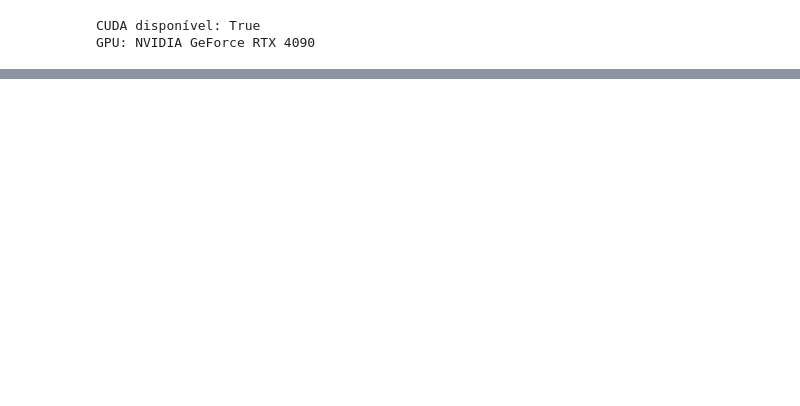
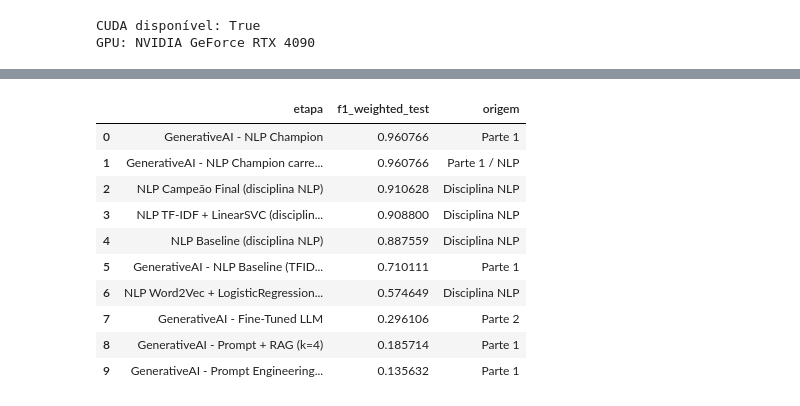
Before and after one commit to eroiborges/projetointegrado, a Jupyter notebook: generative_models/Projeto_Integrado_Template_Trabalho_Final_Generative_AI(2026_1).ipynb, the cells around one changed output, grey strips where cells are left out. Saved outputs shown, nothing was run; the diff lists cells and outputs as text; code cells hidden in the pictures; blank space fills up the shorter version.

Commit message:
Parte 2 (Fine Tunning) feita e arquivo final NLP para comparativo

```diff
--- a/generative_models/Projeto_Integrado_Template_Trabalho_Final_Generative_AI(2026_1).ipynb
+++ b/generative_models/Projeto_Integrado_Template_Trabalho_Final_Generative_AI(2026_1).ipynb
@@ -680,0 +955,80 @@ GPU: NVIDIA GeForce RTX 4090
+# %%
+import re
+
+nlp_notebook_path = Path("trabalho_final_NLP.ipynb")
+
+
+def extract_nlp_notebook_metrics(nb_path: Path):
+    if not nb_path.exists():
+        return {}
+
+    nb = json.loads(nb_path.read_text())
+    text_blob = []
+
+    for cell in nb.get("cells", []):
+        if cell.get("cell_type") != "code":
+            continue
+        for out in cell.get("outputs", []):
+            if "text" in out:
+                text_blob.append("".join(out["text"]))
+            elif "data" in out and "text/plain" in out["data"]:
+                raw = out["data"]["text/plain"]
+                text_blob.append("".join(raw) if isinstance(raw, list) else str(raw))
+
+    merged = "\n".join(text_blob)
+
+    patterns = {
+        "NLP Baseline (disciplina NLP)": r"F1 Score:\s*([0-9]*\.?[0-9]+)",
+        "NLP TF-IDF + LinearSVC (disciplina NLP)": r"F1 Score\s*-\s*TF-IDF \+ LinearSVC:\s*([0-9]*\.?[0-9]+)",
+        "NLP Word2Vec + LogisticRegression (disciplina NLP)": r"F1 Score \(weighted\)\s*-\s*Word2Vec .*?:\s*([0-9]*\.?[0-9]+)",
+    }
+
+    out = {}
+    for name, pat in patterns.items():
+        m = re.search(pat, merged, re.IGNORECASE)
+        if m:
+            out[name] = float(m.group(1))
+
+    # Último F1 Score tende a ser o campeão final no notebook de NLP.
+    all_f1 = re.findall(r"F1 Score:\s*([0-9]*\.?[0-9]+)", merged, flags=re.IGNORECASE)
+    if all_f1:
+        out["NLP Campeão Final (disciplina NLP)"] = float(all_f1[-1])
+
+    return out
+
+comparison_rows = []
+
+if "final_report_df" in globals():
+    for _, row in final_report_df.iterrows():
+        comparison_rows.append((f"GenerativeAI - {row['etapa']}", float(row["f1_weighted_test"]), "Parte 1"))
+
+comparison_rows.append(("GenerativeAI - Fine-Tuned LLM", float(ft_f1_test), "Parte 2"))
+
+if "nlp_champion_f1_test" in globals() and nlp_champion_f1_test is not None:
+    comparison_rows.append(("GenerativeAI - NLP Champion carregado (.joblib)", float(nlp_champion_f1_test), "Parte 1 / NLP"))
+
+nlp_metrics_from_notebook = extract_nlp_notebook_metrics(nlp_notebook_path)
+for name, score in nlp_metrics_from_notebook.items():
+    comparison_rows.append((name, float(score), "Disciplina NLP"))
+
+comparison_df = pd.DataFrame(comparison_rows, columns=["etapa", "f1_weighted_test", "origem"])
+comparison_df = comparison_df.drop_duplicates(subset=["etapa"], keep="last")
+comparison_df = comparison_df.sort_values("f1_weighted_test", ascending=False).reset_index(drop=True)
+
+display(comparison_df)
+
+print("\nResumo comparativo final")
+print(f"Melhor resultado consolidado: {comparison_df.iloc[0]['etapa']} -> {comparison_df.iloc[0]['f1_weighted_test']:.4f}")
+print("Observação: os resultados da disciplina NLP foram extraídos automaticamente das saídas salvas no notebook trabalho_final_NLP.ipynb.")
+# %% [output]
+|  | etapa | f1_weighted_test | origem |
+| 0 | GenerativeAI - NLP Champion | 0.960766 | Parte 1 |
+| 1 | GenerativeAI - NLP Champion carre... | 0.960766 | Parte 1 / NLP |
+| 2 | NLP Campeão Final (disciplina NLP) | 0.910628 | Disciplina NLP |
+| 3 | NLP TF-IDF + LinearSVC (disciplin... | 0.908800 | Disciplina NLP |
+| 4 | NLP Baseline (disciplina NLP) | 0.887559 | Disciplina NLP |
+| 5 | GenerativeAI - NLP Baseline (TFID... | 0.710111 | Parte 1 |
+| 6 | NLP Word2Vec + LogisticRegression... | 0.574649 | Disciplina NLP |
+| 7 | GenerativeAI - Fine-Tuned LLM | 0.296106 | Parte 2 |
+| 8 | GenerativeAI - Prompt + RAG (k=4) | 0.185714 | Parte 1 |
+| 9 | GenerativeAI - Prompt Engineering... | 0.135632 | Parte 1 |
```
Also changed, not shown: parts of 18 cells of this notebook.
